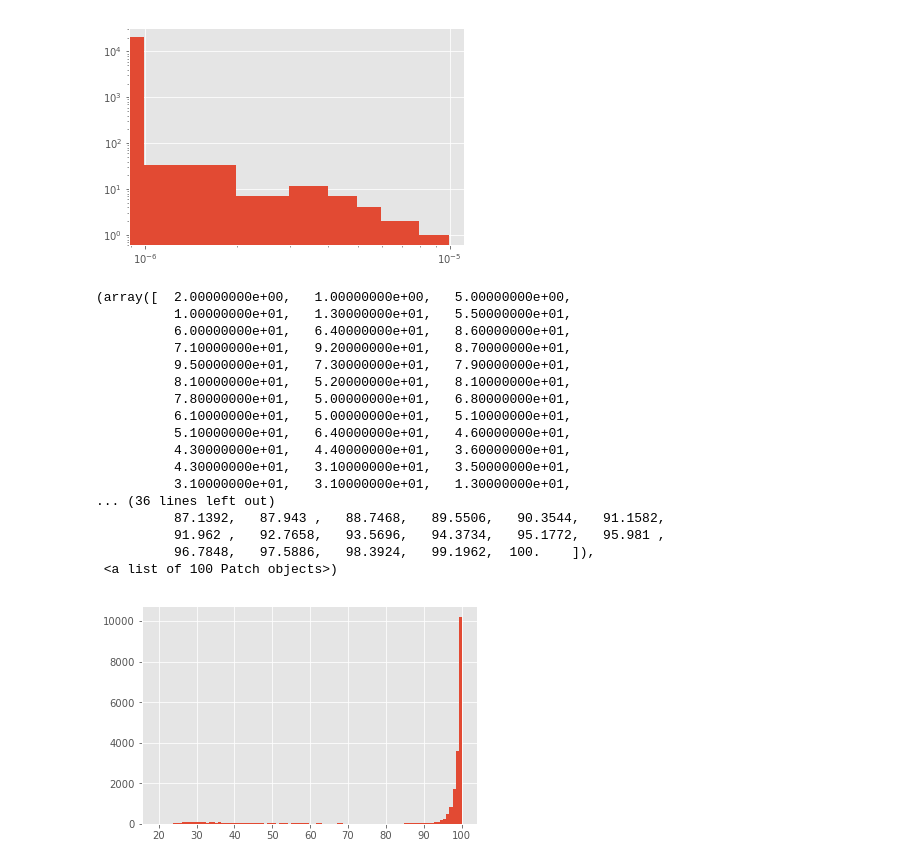
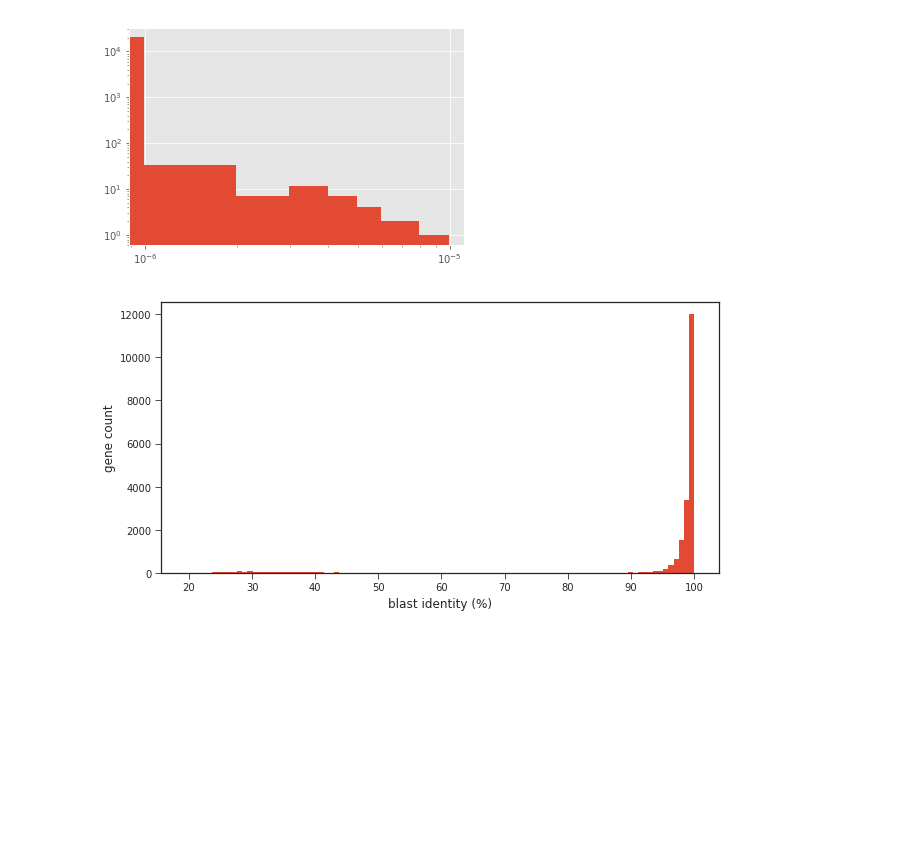
Before and after one commit to algaebrown/resistanceExp, a Jupyter notebook: visualization/exp1_tryCutOff/try out blastp.ipynb, the cells around one changed output. Saved outputs shown, nothing was run; the diff lists cells and outputs as text; code cells hidden in the pictures; blank space fills up the shorter version.

```diff
--- a/visualization/exp1_tryCutOff/try out blastp.ipynb
+++ b/visualization/exp1_tryCutOff/try out blastp.ipynb
@@ -6,6 +9,6 @@ mpl.style.use("ggplot")
 # %%
 #list of files needed to be done
-f = open('../../EcoliGenomes.txt') # a txt file containing e.coli genome without duplicate
+f = open('/home/hermuba/data/genomeList/ECgenome.txt') # a txt file containing e.coli genome without duplicate
 genome = f.readlines()
 f.close()
 
@@ -15,4 +18,6 @@ for i in range(len(genome)):
 
 # random select 10% genome to test pangenome
 import random
-sampled = random.sample(genome, int(len(genome)/10))
+sampled = random.sample(genome, 5))
+
+print(sampled)
@@ -24,12 +26,2 @@ os.getcwd()
-# %%
-# copy needed genome into EcoliGenomes
-import os
-os.chdir('/home/hermuba/resistanceExp/genePredicted')
-for i in sampled:
-    os.system('cp ' + i + '.faa ' + '../EcoliGenomes')
 # %%
-os.chdir('/home/hermuba/resistanceExp/EcoliGenomes')
-
-# generate db for blastp
-for i in sampled:
-    os.system('makeblastdb -in '+ i +'.faa -input_type fasta -dbtype prot')
+os.system('makeblastdb -in GCF_000005845.2_ASM584v2_protein.faa -input_type fasta -dbtype prot')
@@ -98,7 +71,7 @@ blastp2df(sampled[0])
 # iterate through all genomes
 listofDf = []
 totaldf = pd.DataFrame()
-for k in genomesOnly:
+for k in sampled:
     df = blastp2df(k)
     listofDf.append(df)
     totaldf = totaldf.append(df)
@@ -143,24 +129,11 @@ ax.set_yscale('log')
 [figure]
 # %%
 # all identity add together (5 genomes)
-fig = plt.figure(); ax = fig.add_subplot(1, 1, 1)
+fig = plt.figure(figsize = (10,5))
+ax = fig.add_subplot(1, 1, 1)
 ax.hist(totaldf['pct_identity'], bins = 100)
+ax.set_xlabel('blast identity (%)')
+ax.set_ylabel('gene count')
+plt.savefig("count.pdf", format = 'pdf')
 # %% [output]
-(array([  2.00000000e+00,   1.00000000e+00,   5.00000000e+00,
-          1.00000000e+01,   1.30000000e+01,   5.50000000e+01,
-          6.00000000e+01,   6.40000000e+01,   8.60000000e+01,
-          7.10000000e+01,   9.20000000e+01,   8.70000000e+01,
-          9.50000000e+01,   7.30000000e+01,   7.90000000e+01,
-          8.10000000e+01,   5.20000000e+01,   8.10000000e+01,
-          7.80000000e+01,   5.00000000e+01,   6.80000000e+01,
-          6.10000000e+01,   5.00000000e+01,   5.10000000e+01,
-          5.10000000e+01,   6.40000000e+01,   4.60000000e+01,
-          4.30000000e+01,   4.40000000e+01,   3.60000000e+01,
-          4.30000000e+01,   3.10000000e+01,   3.50000000e+01,
-          3.10000000e+01,   3.10000000e+01,   1.30000000e+01,
-... (36 lines left out)
-          87.1392,   87.943 ,   88.7468,   89.5506,   90.3544,   91.1582,
-          91.962 ,   92.7658,   93.5696,   94.3734,   95.1772,   95.981 ,
-          96.7848,   97.5886,   98.3924,   99.1962,  100.    ]),
- <a list of 100 Patch objects>)
-[figure, old version]
+[figure, new version]
```
Also changed, not shown: parts of 9 cells of this notebook, 10 other files.
